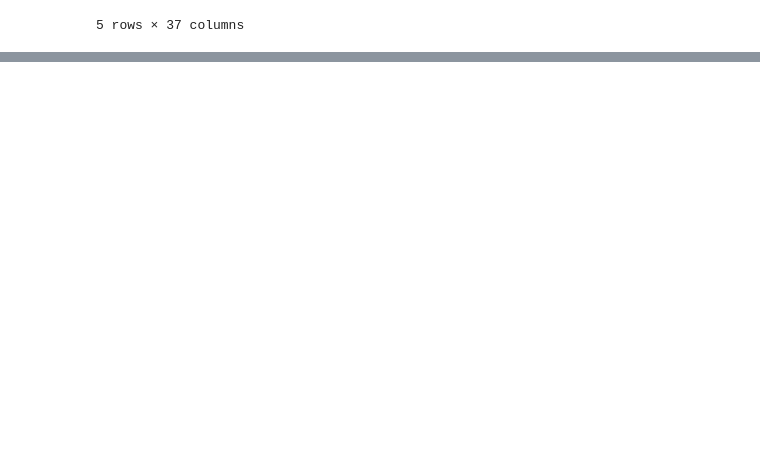
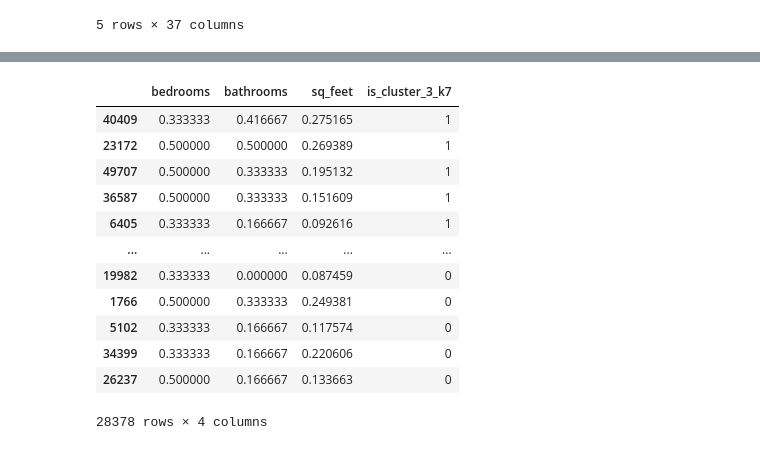
Before and after one commit to Michael-Mesa-Rae-Downen/project-3-clustering, a Jupyter notebook: working_notebook_michael.ipynb, the cells around one changed output, grey strips where cells are left out. Cells and saved outputs as stored; diff of their text form; code cells hidden in the pictures; blank space fills up the shorter version.

```diff
--- a/working_notebook_michael.ipynb
+++ b/working_notebook_michael.ipynb
@@ -535,0 +572,16 @@ validate.head()
+# %%
+X_train_scaled
+# %% [output]
+|  | bedrooms | bathrooms | sq_feet | is_cluster_3_k7 |
+| 40409 | 0.333333 | 0.416667 | 0.275165 | 1 |
+| 23172 | 0.500000 | 0.500000 | 0.269389 | 1 |
+| 49707 | 0.500000 | 0.333333 | 0.195132 | 1 |
+| 36587 | 0.500000 | 0.333333 | 0.151609 | 1 |
+| 6405 | 0.333333 | 0.166667 | 0.092616 | 1 |
+| ... | ... | ... | ... | ... |
+| 19982 | 0.333333 | 0.000000 | 0.087459 | 0 |
+| 1766 | 0.500000 | 0.333333 | 0.249381 | 0 |
+| 5102 | 0.333333 | 0.166667 | 0.117574 | 0 |
+| 34399 | 0.333333 | 0.166667 | 0.220606 | 0 |
+| 26237 | 0.500000 | 0.166667 | 0.133663 | 0 |
+28378 rows × 4 columns
```
Also changed, not shown: parts of 8 cells of this notebook.
